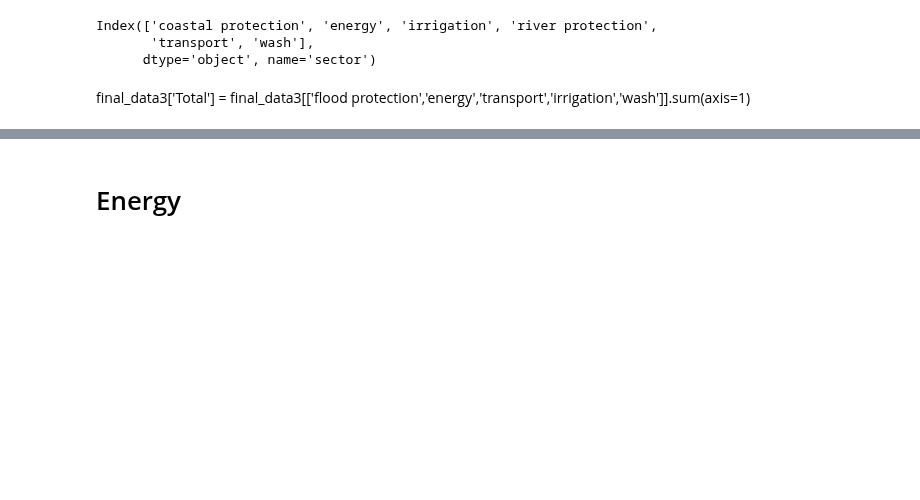
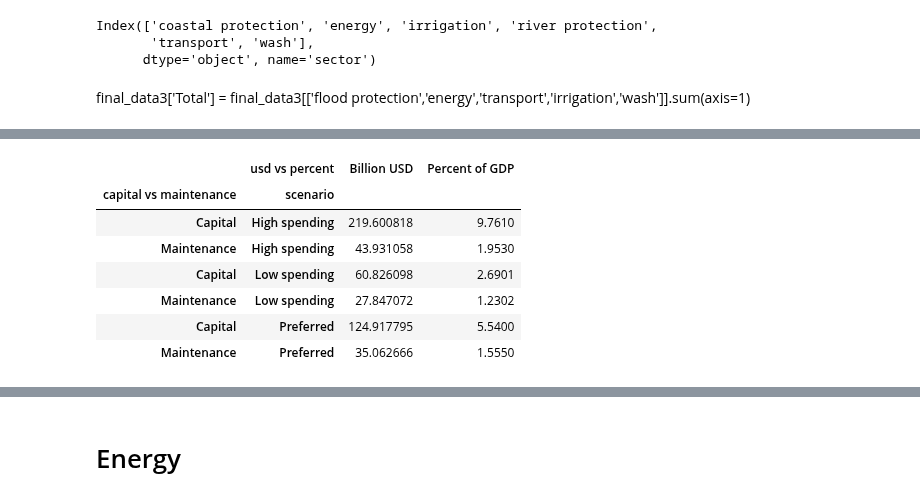
Before and after one commit to julierozenberg/infra_needs_analyses, a Jupyter notebook: bring all together-WB regions.ipynb, the cells around one changed output, grey strips where cells are left out. Drawn from its saved outputs; the diff is of its cells as text; code cells hidden in the pictures; blank space fills up the shorter version.

```diff
--- a/bring all together-WB regions.ipynb
+++ b/bring all together-WB regions.ipynb
@@ -143,0 +235,11 @@ final_data4.to_csv('C:\\Users\\WB451855\\OneDrive - WBG\\!infra_needs_data\\fina
+# %%
+datawrapper[datawrapper.wbregion=="Middle-East and North Africa"].set_index(["sector","capital vs maintenance","scenario"])[["Billion USD","Percent of GDP"]].sum(level=["capital vs maintenance","scenario"])
+# %% [output]
+|  | usd vs percent | Billion USD | Percent of GDP |
+| capital vs maintenance | scenario |  |  |
+| Capital | High spending | 219.600818 | 9.7610 |
+| Maintenance | High spending | 43.931058 | 1.9530 |
+| Capital | Low spending | 60.826098 | 2.6901 |
+| Maintenance | Low spending | 27.847072 | 1.2302 |
+| Capital | Preferred | 124.917795 | 5.5400 |
+| Maintenance | Preferred | 35.062666 | 1.5550 |
```
Also changed, not shown: parts of 46 cells of this notebook, 4 other files.
